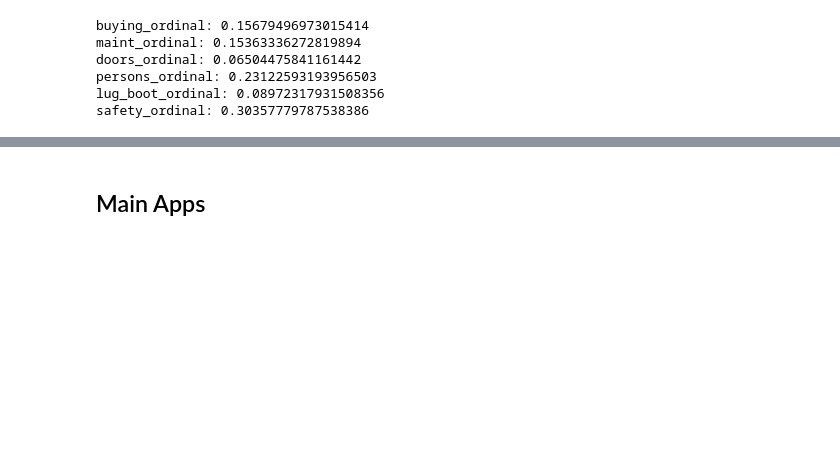
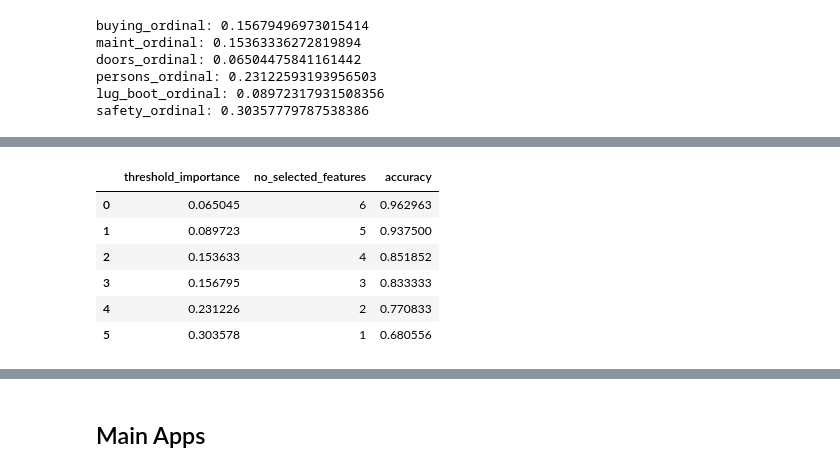
Before and after one commit to ngochaong123/App_python, a Jupyter notebook: Apps.ipynb, the cells around one changed output, grey strips where cells are left out. Saved outputs shown, nothing was run; the diff lists cells and outputs as text; code cells hidden in the pictures; blank space fills up the shorter version.

```diff
--- a/Apps.ipynb
+++ b/Apps.ipynb
@@ -328,0 +439,12 @@ plt.show()
+# %%
+# Create a new DataFrame where each row represents one of the feature selection models.
+df_fs_results = pd.DataFrame({"threshold_importance" : feat_importances, "no_selected_features" : num_selected_features, "accuracy" : acc_scores})
+df_fs_results
+# %% [output]
+|  | threshold_importance | no_selected_features | accuracy |
+| 0 | 0.065045 | 6 | 0.962963 |
+| 1 | 0.089723 | 5 | 0.937500 |
+| 2 | 0.153633 | 4 | 0.851852 |
+| 3 | 0.156795 | 3 | 0.833333 |
+| 4 | 0.231226 | 2 | 0.770833 |
+| 5 | 0.303578 | 1 | 0.680556 |
```
Also changed, not shown: parts of 9 cells of this notebook.
